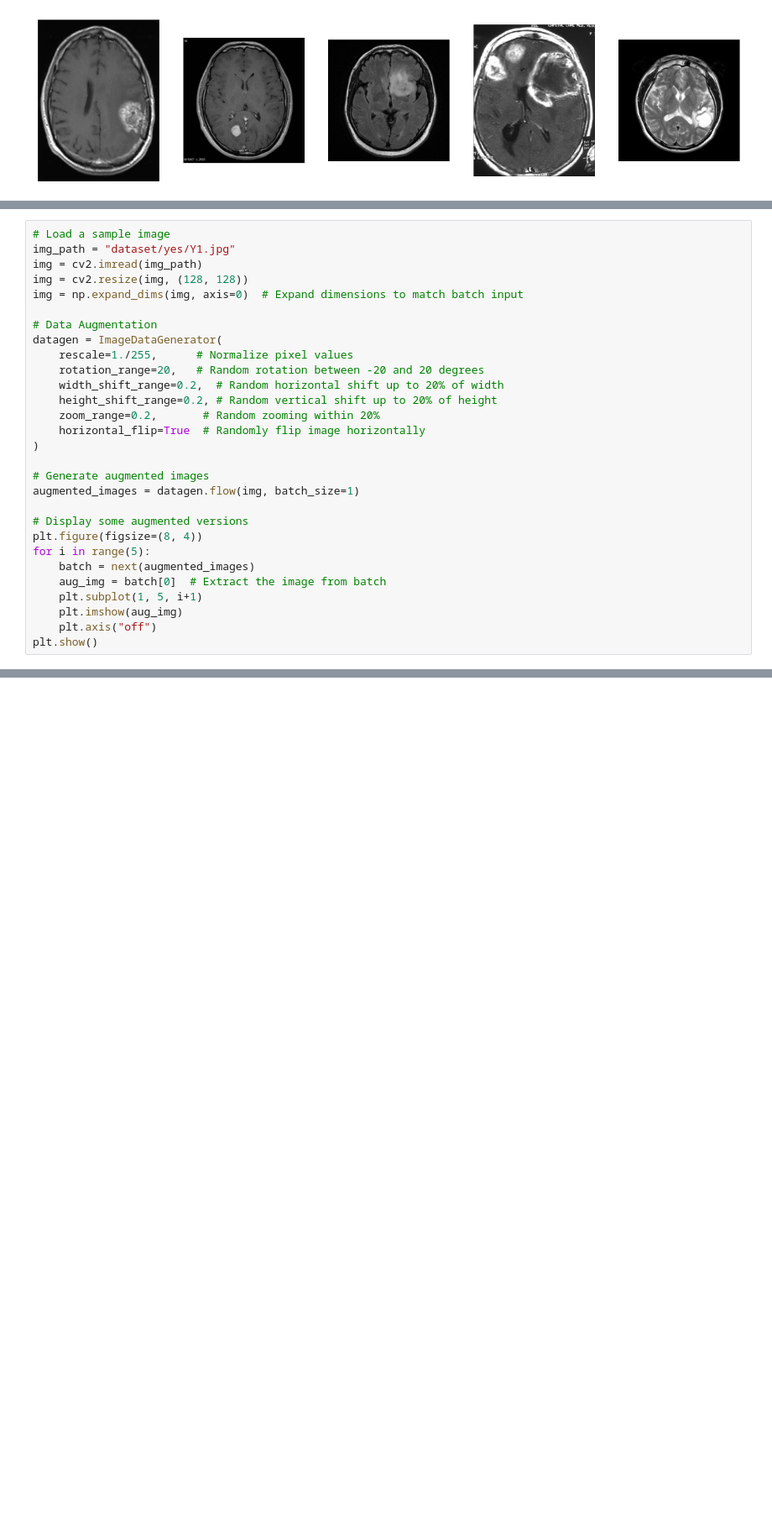
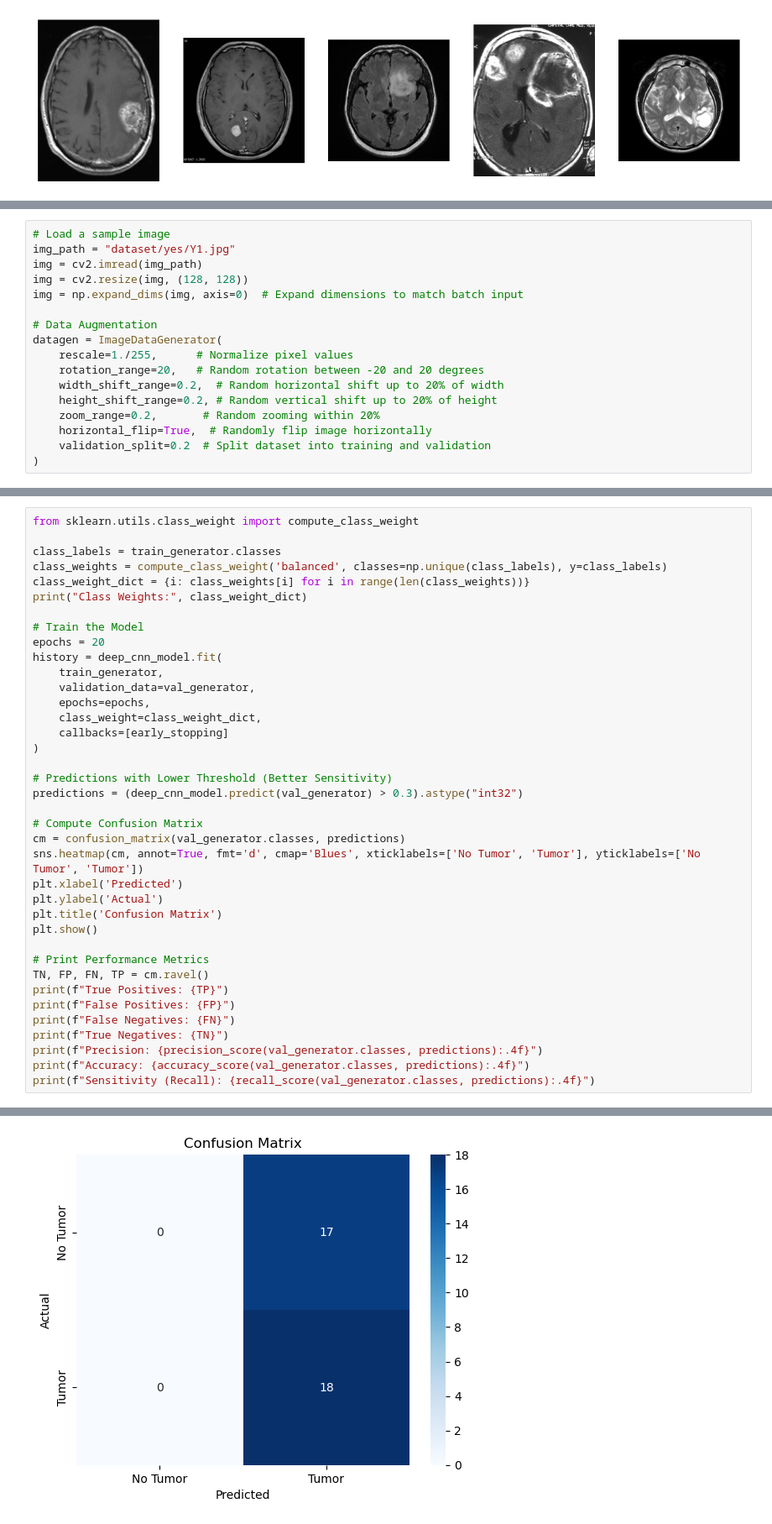
Before and after one commit to B-Kosev/brain-tumor-detecction-cnn, a Jupyter notebook: Brain_tumor_CNN.ipynb, the cells around one changed output, grey strips where cells are left out. Shown at 84% size. Drawn from its saved outputs; the diff is of its cells as text; blank space fills up the shorter version.

Commit message:
Implement CNN and deep CNN

```diff
--- a/Brain_tumor_CNN.ipynb
+++ b/Brain_tumor_CNN.ipynb
@@ -90,18 +92,6 @@ datagen = ImageDataGenerator(
     width_shift_range=0.2,  # Random horizontal shift up to 20% of width
     height_shift_range=0.2, # Random vertical shift up to 20% of height
     zoom_range=0.2,       # Random zooming within 20%
-    horizontal_flip=True  # Randomly flip image horizontally
+    horizontal_flip=True,  # Randomly flip image horizontally
+    validation_split=0.2  # Split dataset into training and validation
 )
-
-# Generate augmented images
-augmented_images = datagen.flow(img, batch_size=1)
-
-# Display some augmented versions
-plt.figure(figsize=(8, 4))
-for i in range(5):
-    batch = next(augmented_images)
-    aug_img = batch[0]  # Extract the image from batch
-    plt.subplot(1, 5, i+1)
-    plt.imshow(aug_img)
-    plt.axis("off")
-plt.show()
@@ -109,0 +286,39 @@ plt.show()
+# %%
+from sklearn.utils.class_weight import compute_class_weight
+
+class_labels = train_generator.classes
+class_weights = compute_class_weight('balanced', classes=np.unique(class_labels), y=class_labels)
+class_weight_dict = {i: class_weights[i] for i in range(len(class_weights))}
+print("Class Weights:", class_weight_dict)
+
+# Train the Model
+epochs = 20
+history = deep_cnn_model.fit(
+    train_generator,
+    validation_data=val_generator,
+    epochs=epochs,
+    class_weight=class_weight_dict,
+    callbacks=[early_stopping]
+)
+
+# Predictions with Lower Threshold (Better Sensitivity)
+predictions = (deep_cnn_model.predict(val_generator) > 0.3).astype("int32")
+
+# Compute Confusion Matrix
+cm = confusion_matrix(val_generator.classes, predictions)
+sns.heatmap(cm, annot=True, fmt='d', cmap='Blues', xticklabels=['No Tumor', 'Tumor'], yticklabels=['No Tumor', 'Tumor'])
+plt.xlabel('Predicted')
+plt.ylabel('Actual')
+plt.title('Confusion Matrix')
+plt.show()
+
+# Print Performance Metrics
+TN, FP, FN, TP = cm.ravel()
+print(f"True Positives: {TP}")
+print(f"False Positives: {FP}")
+print(f"False Negatives: {FN}")
+print(f"True Negatives: {TN}")
+print(f"Precision: {precision_score(val_generator.classes, predictions):.4f}")
+print(f"Accuracy: {accuracy_score(val_generator.classes, predictions):.4f}")
+print(f"Sensitivity (Recall): {recall_score(val_generator.classes, predictions):.4f}")
+# %% [output]
@@ -109,0 +342 @@ plt.show()
+[figure, added]
```
Also changed, not shown: parts of 7 cells of this notebook.
